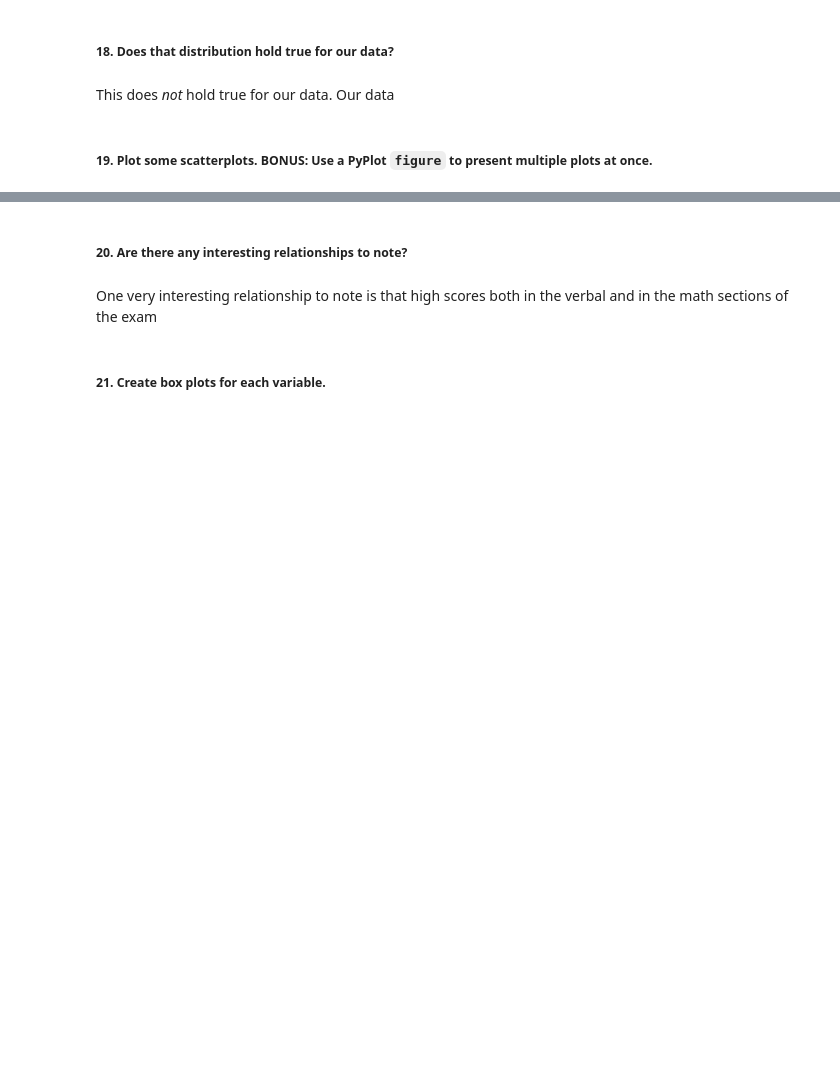
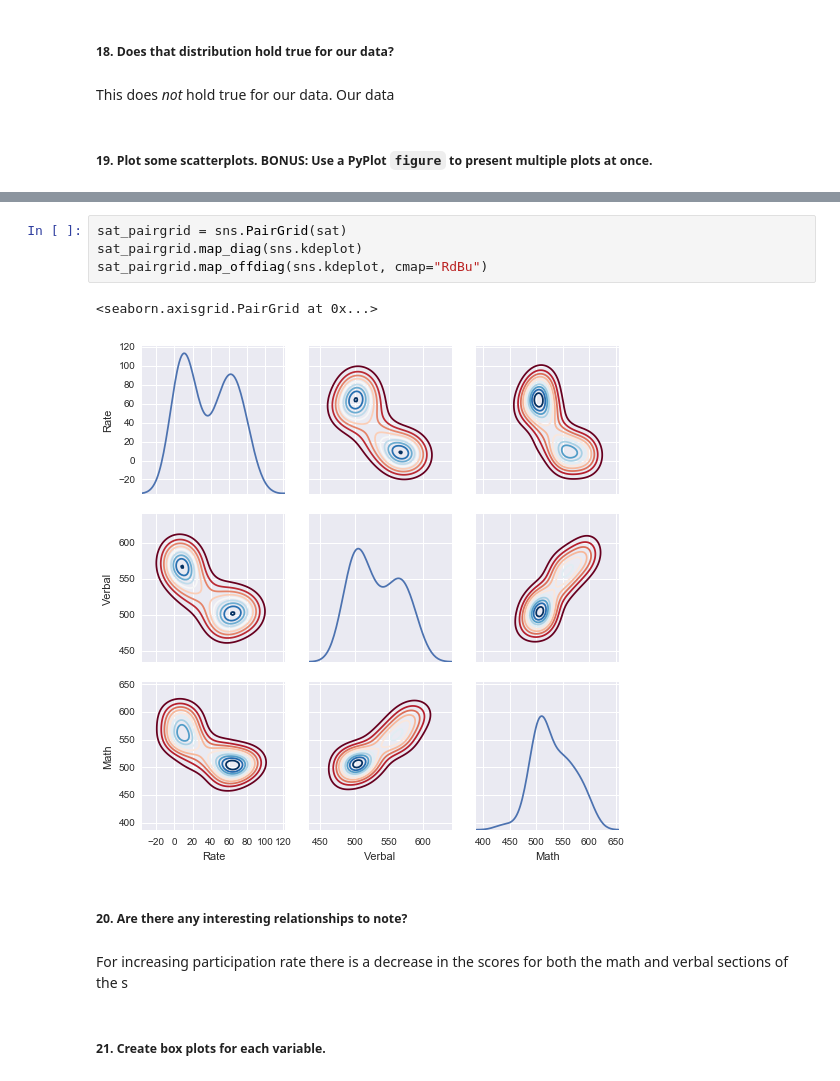
Before and after one commit to sambozek/DSI-SF-1-sebozek, a Jupyter notebook: projects/project-01/starter-code/project_1.ipynb, the cells around one changed output, grey strips where cells are left out. Saved outputs shown, nothing was run; the diff lists cells and outputs as text; blank space fills up the shorter version.

```diff
--- a/projects/project-01/starter-code/project_1.ipynb
+++ b/projects/project-01/starter-code/project_1.ipynb
@@ -177,6 +356,13 @@ This does *not* hold true for our data. Our data
+# %%
+sat_pairgrid = sns.PairGrid(sat)
+sat_pairgrid.map_diag(sns.kdeplot)
+sat_pairgrid.map_offdiag(sns.kdeplot, cmap="RdBu")
+# %% [output]
+<seaborn.axisgrid.PairGrid at 0x...>
+[figure, added]
 # %% [markdown]
 ##### 20. Are there any interesting relationships to note?
-# %% [markdown]
-One very interesting relationship to note is that high scores both in the verbal and in the math sections of the exam
+# %% [markdown]
+For increasing participation rate there is a decrease in the scores for both the math and verbal sections of the s
 # %% [markdown]
 ##### 21. Create box plots for each variable.
```
Also changed, not shown: parts of 40 cells of this notebook, 1 other file.
